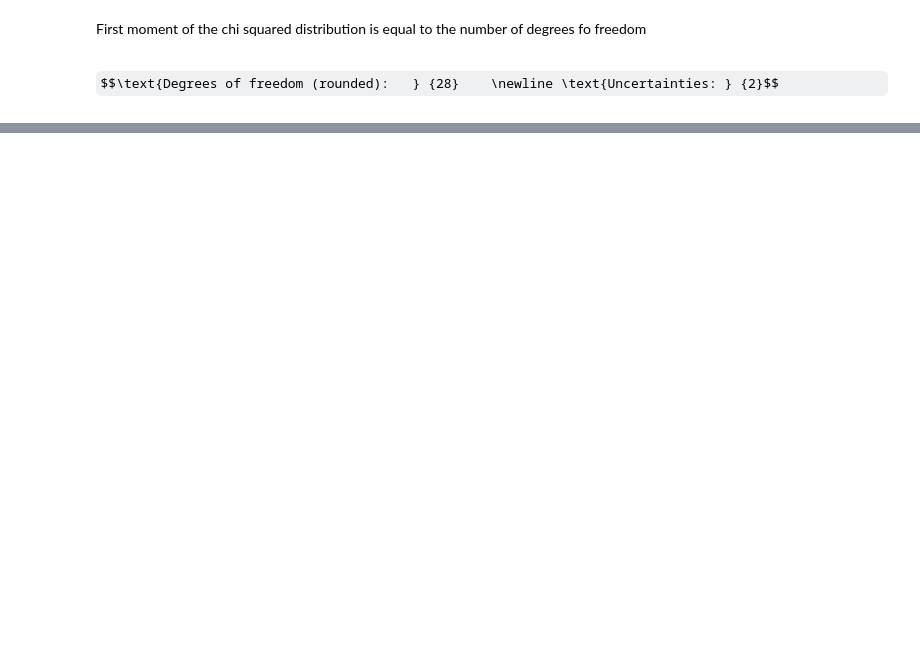
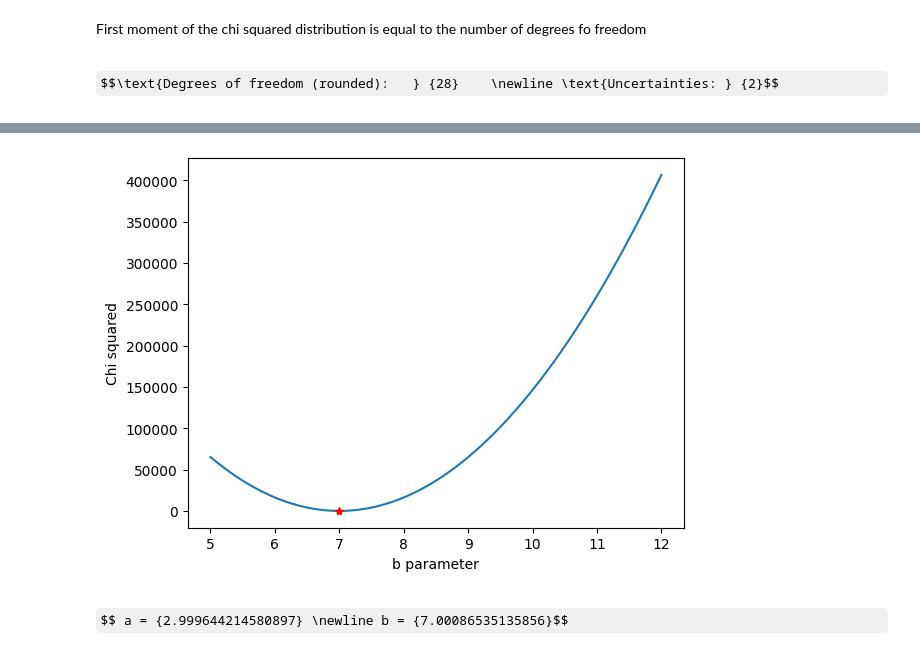
Before and after one commit to Yehan-Edirisinghe/Labo_cal, a Jupyter notebook: lecture_11/note.ipynb, the cells around one changed output, grey strips where cells are left out. Saved outputs shown, nothing was run; the diff lists cells and outputs as text; code cells hidden in the pictures; some formulas as TeX source; blank space fills up the shorter version.

```diff
--- a/lecture_11/note.ipynb
+++ b/lecture_11/note.ipynb
@@ -140,0 +188,17 @@ $$\text{Degrees of freedom (rounded):	} {28}    \newline \text{Uncertainties:	}
+# %%
+b_s = np.linspace(5,12,1000)
+q_b = [Q_sqr(data,sigma,func1,a=3,b=i) for i in b_s]
+
+min_b = min_chi(Q_sqr,0,8,a=3,b=True)
+
+plt.plot(b_s,q_b)
+plt.plot(min_b[0],min_b[1], 'r*')
+plt.xlabel("b parameter")
+plt.ylabel("Chi squared")
+plt.show()
+# %% [output]
+[figure, added]
+# %%
+Latex(f"$$ a = {{{min_a[0]}}} \\newline b = {{{min_b[0]}}}$$")
+# %% [output]
+$$ a = {2.999644214580897} \newline b = {7.00086535135856}$$
```
Also changed, not shown: parts of 9 cells of this notebook.
